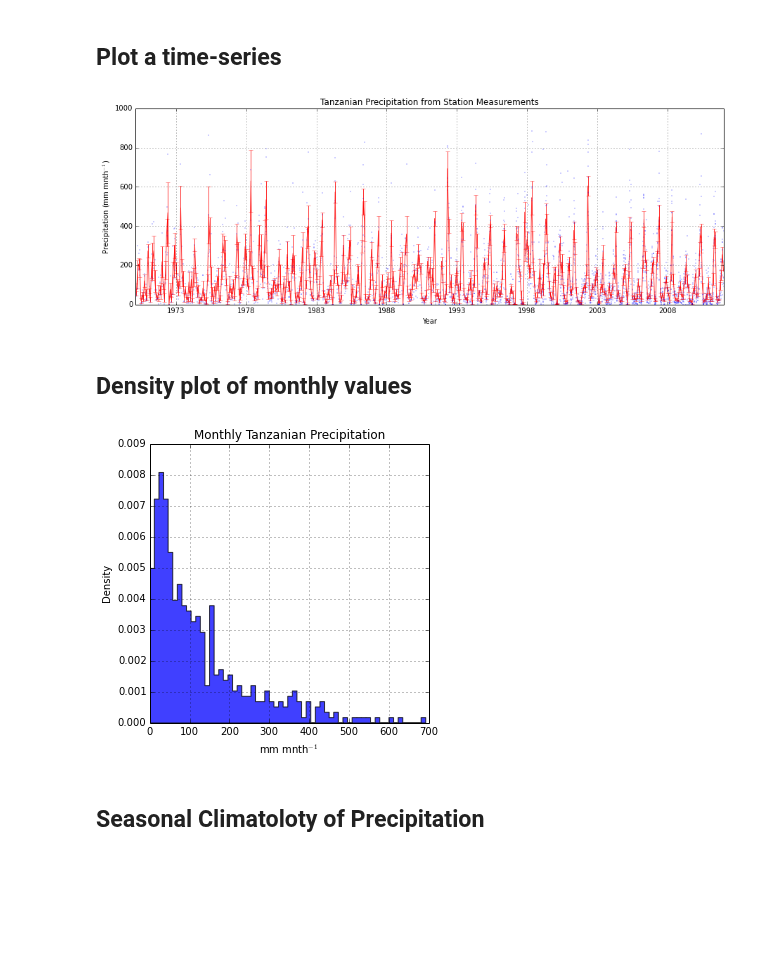
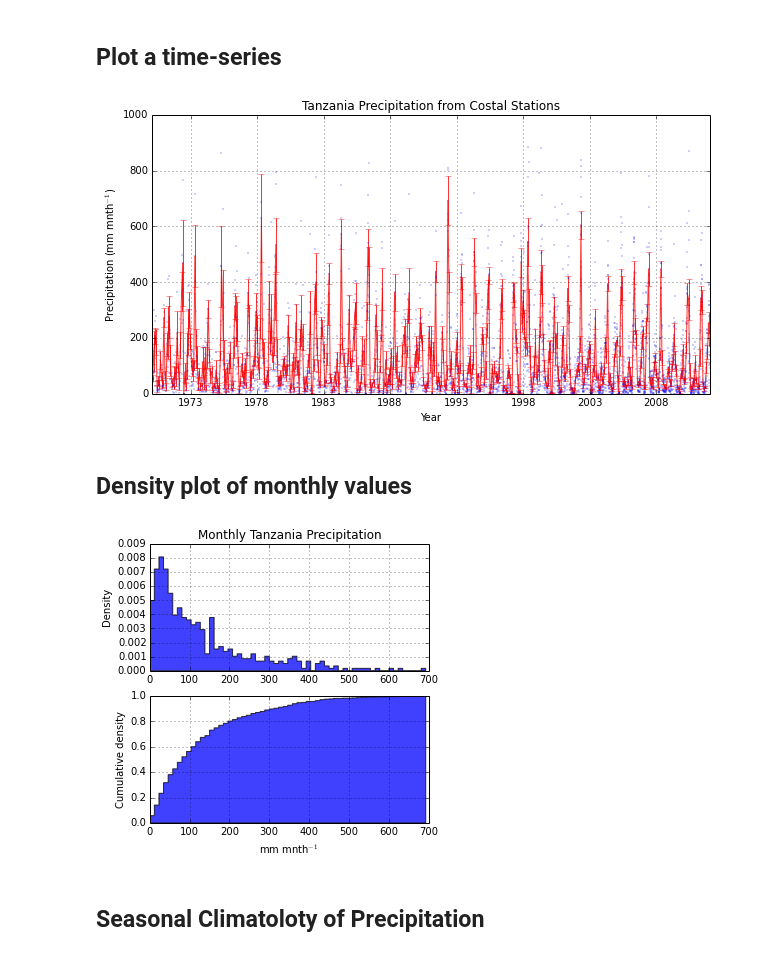
Before and after one commit to benlaken/Nbks, a Jupyter notebook: Precipitation_Tanzania.ipynb, the cells around one changed output. Saved outputs shown, nothing was run; the diff lists cells and outputs as text; code cells hidden in the pictures; blank space fills up the shorter version.

```diff
--- a/Precipitation_Tanzania.ipynb
+++ b/Precipitation_Tanzania.ipynb
@@ -95,31 +93,31 @@ corr_matrix.corr(method='pearson')
 # %%
 # Plot time series
 
 blues=['#1c0192', '#1e009f', '#2701c9', '#2a00df', '#2e00f2','#002654','#140ca3',
        '#6897bb','#088da5','#002654','#088da5']  # Elelven differnt blues
 
 my_ts = plt.figure()
-my_ts.set_size_inches(15,5)        # Specify the output size
+my_ts.set_size_inches(10,5)        # Specify the output size
 ax1 = my_ts.add_subplot(111)        # Add an axis frame object to the plot (i.e. a pannel)
 
 # Populate all individual points on the plot
 #[ax1.plot(tnz_dat.index,tnz_dat.loc[:,n],c=blues[i],ls='-',alpha=0.5) for i,n in enumerate(sites)]
 [ax1.plot(tnz_dat.index,tnz_dat.loc[:,n],'b.',alpha=0.5,ms=1.5) for i,n in enumerate(sites)]
 
 #ax1.plot(tnz_dat.index,qmean,'r-',alpha=0.9,lw=1.5)
 ax1.errorbar(tnz_dat.index,tnz_dat.Accumulated,yerr=tnz_dat.SEM,xerr=None,c='r',ls='-',alpha=0.8,lw=1)
 ax1.set_ylim((0.0,1000))
 #ax1.set_yscale('log')
 
-ax1.set_title('Tanzanian Precipitation from Station Measurements')
+ax1.set_title('Tanzania Precipitation from Coastal Stations')
 ax1.set_ylabel(r'Precipitation (mm mnth$^{-1}$)')
 ax1.set_xlabel('Year')
 ax1.grid(True)
 
 
 plt.show(my_ts)
 # %% [output]
-[figure, old version]
+[figure, new version]
 # %% [markdown]
 ## Density plot of monthly values
 # %%
@@ -128,21 +126,24 @@ plt.show(my_ts)
 
 my_hist = plt.figure()
 my_hist.set_size_inches(5,5)        # Specify the output size
-ax1 = my_hist.add_subplot(111)        # Add an axis frame object to the plot (i.e. a pannel)
-
+ax1 = my_hist.add_subplot(211)        # Add an axis frame object to the plot (i.e. a pannel)
+ax2 = my_hist.add_subplot(212)        # Add an axis frame object to the plot (i.e. a pannel)
 
 # the histogram of the data
-n, bins, patches = ax1.hist(qmean, 60, normed=True, facecolor='blue', alpha=0.75,histtype='stepfilled')
-
+ax1.set_title(r'Monthly Tanzania Precipitation')
+n, bins, patches = ax1.hist(qmean, 60, normed=True, facecolor='blue', alpha=0.75,
+                            histtype='stepfilled')
+ax1.grid(True)
+ax1.set_ylabel('Density')
+n, bins, patches = ax2.hist(qmean, 60, normed=True, facecolor='blue', alpha=0.75,
+                            histtype='stepfilled',cumulative=True)
 plt.xlabel(r'mm mnth$^{-1}$')
-plt.ylabel('Density')
-plt.title(r'Monthly Tanzanian Precipitation')
-#plt.axis([40, 160, 0, 0.03])
+plt.ylabel('Cumulative density')
 plt.grid(True)
 
 plt.show()
 # %% [output]
-[figure, old version]
+[figure, new version]
 # %% [markdown]
 ## Seasonal Climatoloty of Precipitation
 # %%
```
Also changed, not shown: parts of 6 cells of this notebook.
